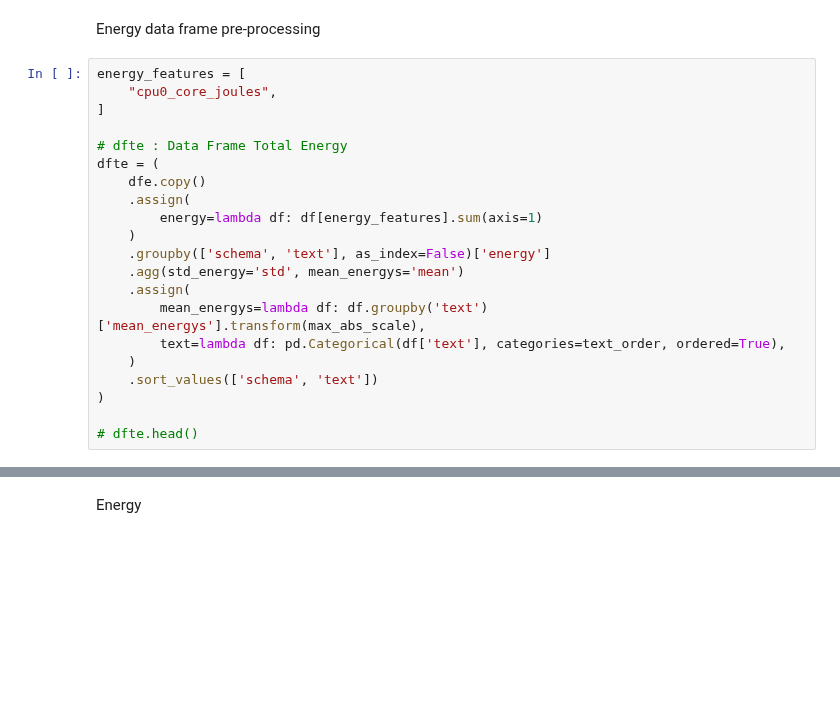
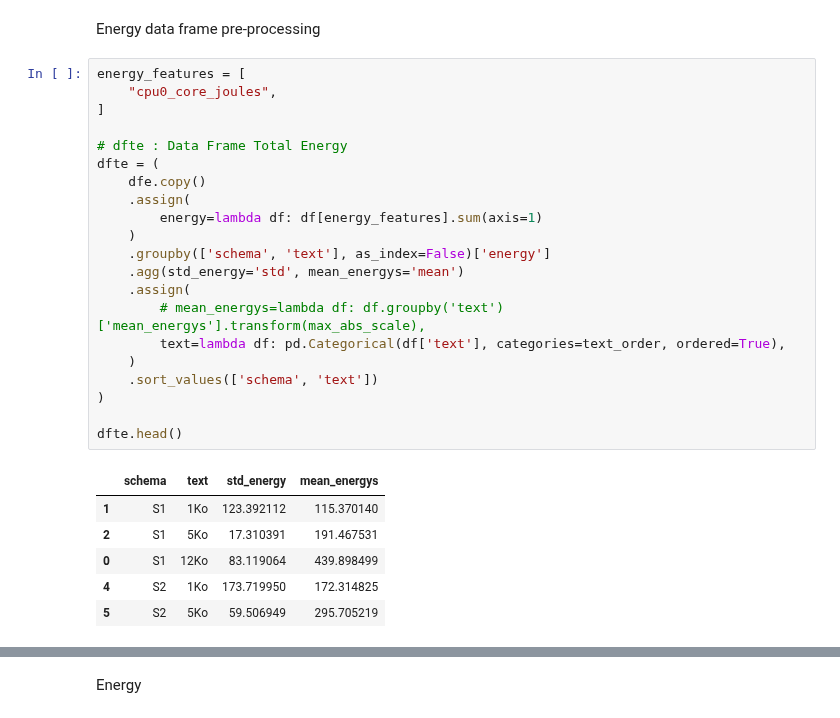
Before and after one commit to donaldonana/FaaS-Benchmark, a Jupyter notebook: text-to-speech/text-to-speech.ipynb, the cells around one changed output, grey strips where cells are left out. Cells and saved outputs as stored; diff of their text form; blank space fills up the shorter version.

```diff
--- a/text-to-speech/text-to-speech.ipynb
+++ b/text-to-speech/text-to-speech.ipynb
@@ -20,21 +20,28 @@ Energy data frame pre-processing
 # %%
 energy_features = [
     "cpu0_core_joules",
 ]
 
 # dfte : Data Frame Total Energy
 dfte = (
     dfe.copy()
     .assign(
         energy=lambda df: df[energy_features].sum(axis=1)
     )
     .groupby(['schema', 'text'], as_index=False)['energy']
     .agg(std_energy='std', mean_energys='mean')
     .assign(
-        mean_energys=lambda df: df.groupby('text')['mean_energys'].transform(max_abs_scale),
+        # mean_energys=lambda df: df.groupby('text')['mean_energys'].transform(max_abs_scale),
         text=lambda df: pd.Categorical(df['text'], categories=text_order, ordered=True),
     )
     .sort_values(['schema', 'text'])
 )
 
-# dfte.head()
+dfte.head()
+# %% [output]
+|  | schema | text | std_energy | mean_energys |
+| 1 | S1 | 1Ko | 123.392112 | 115.370140 |
+| 2 | S1 | 5Ko | 17.310391 | 191.467531 |
+| 0 | S1 | 12Ko | 83.119064 | 439.898499 |
+| 4 | S2 | 1Ko | 173.719950 | 172.314825 |
+| 5 | S2 | 5Ko | 59.506949 | 295.705219 |
```
Also changed, not shown: parts of 4 cells of this notebook, 9 other files.
